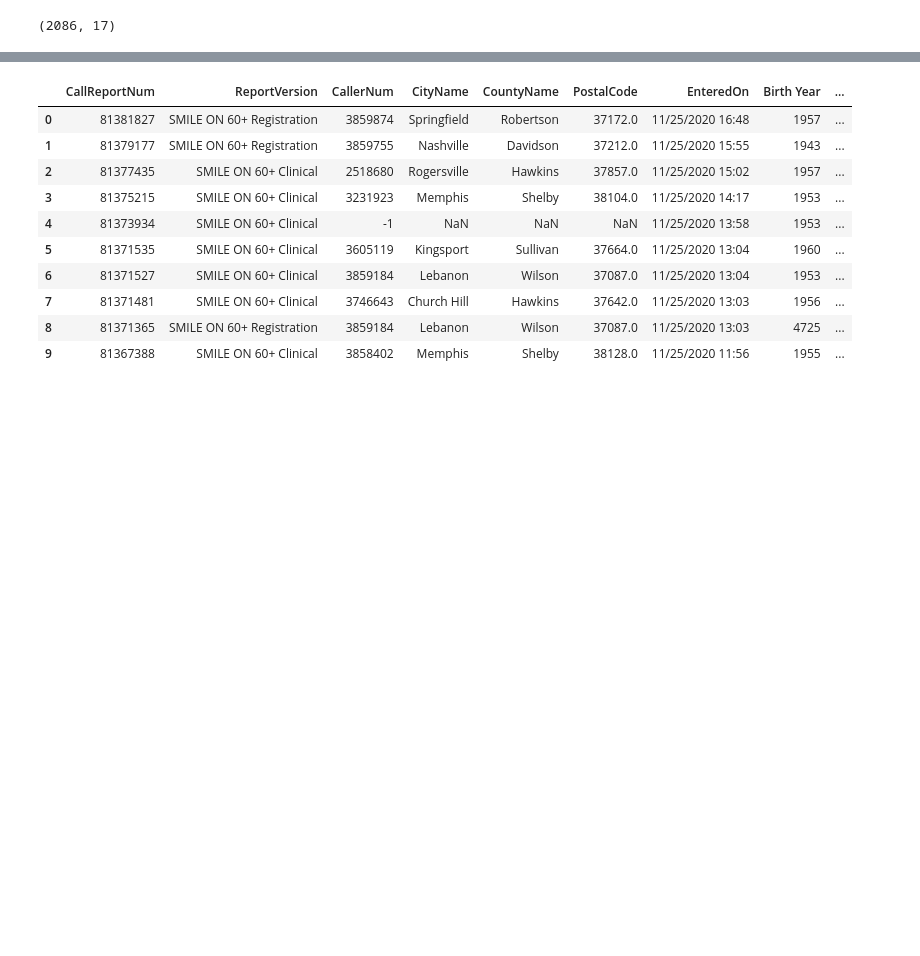
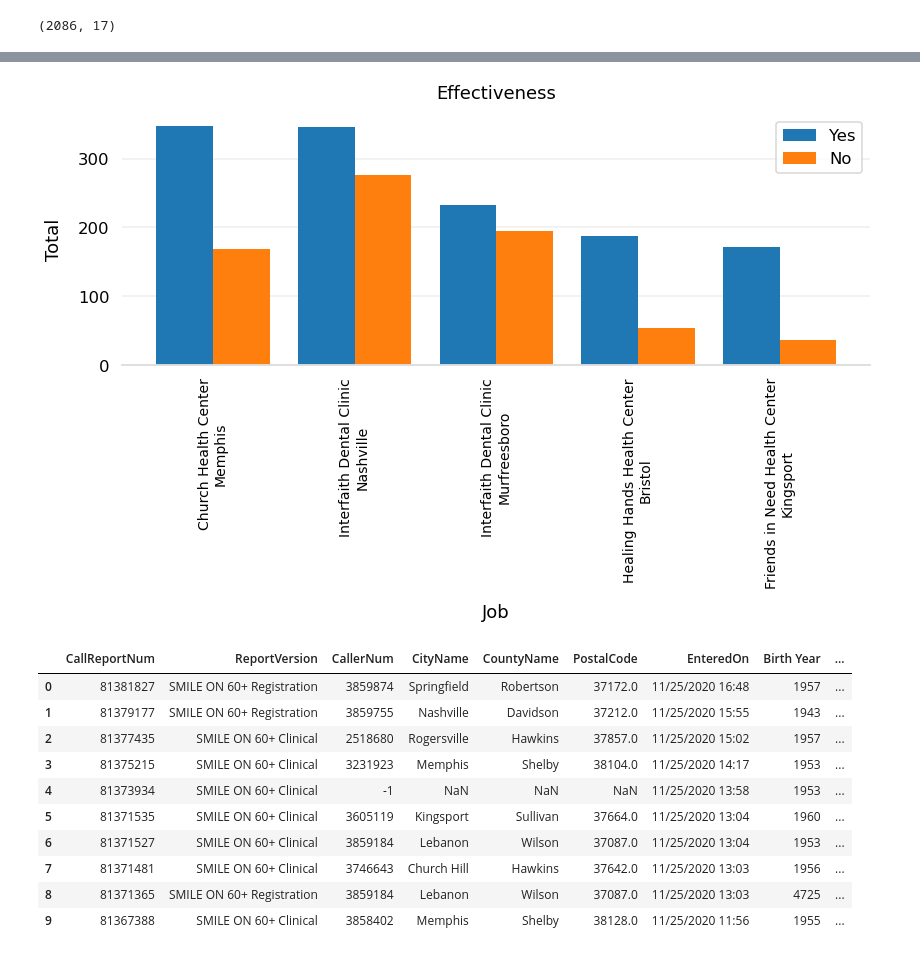
Before and after one commit to bsfcs/smile-on-aquaman, a Jupyter notebook: Smile_project.ipynb, the cells around one changed output, grey strips where cells are left out. Saved outputs shown, nothing was run; the diff lists cells and outputs as text; code cells hidden in the pictures; blank space fills up the shorter version.

```diff
--- a/Smile_project.ipynb
+++ b/Smile_project.ipynb
@@ -193,3 +212,56 @@ combo
+# %%
+combo['new'] = list
+# %%
+# Use Seaborn's context settings to make fonts larger.
+import seaborn as sns
+sns.set_context('talk')
+
+# Create a grouped bar chart, with job as the x-axis
+# and gender as the variable we're grouping on so there
+# are two bars per job.
+fig, ax = plt.subplots(figsize=(12, 8))
+
+# Our x-axis. We basically just want a list
+# of numbers from zero with a value for each
+# of our jobs.
+x = np.arange(len(combo.new.unique()))
+
+# Define bar width. We need this to offset the second bar.
+bar_width = 0.4
+
+b1 = ax.bar(x,combo['Restored_yes'],
+            width=bar_width, label='Yes')
+# Same thing, but offset the x.
+b2 = ax.bar(x + bar_width,combo['Restored_no'],
+            width=bar_width, label='No')
+
+# Fix the x-axes.
+ax.set_xticks(x + bar_width / 2)
+ax.set_xticklabels(combo.new.unique())
+plt.xticks(rotation=90, fontsize = 14)
+
+
+# Add legend.
+ax.legend()
+
+# Axis styling.
+ax.spines['top'].set_visible(False)
+ax.spines['right'].set_visible(False)
+ax.spines['left'].set_visible(False)
+ax.spines['bottom'].set_color('#DDDDDD')
+ax.tick_params(bottom=False, left=False)
+ax.set_axisbelow(True)
+ax.yaxis.grid(True, color='#EEEEEE')
+ax.xaxis.grid(False)
+
+# Add axis and chart labels.
+ax.set_xlabel('Job', labelpad=15)
+ax.set_ylabel('Total', labelpad=15)
+ax.set_title('Effectiveness', pad=15)
+
+fig.tight_layout()
+# %% [output]
+[figure, added]
 # %%
 so_1.head(10)
 # %% [output]
```
Also changed, not shown: parts of 12 cells of this notebook.
